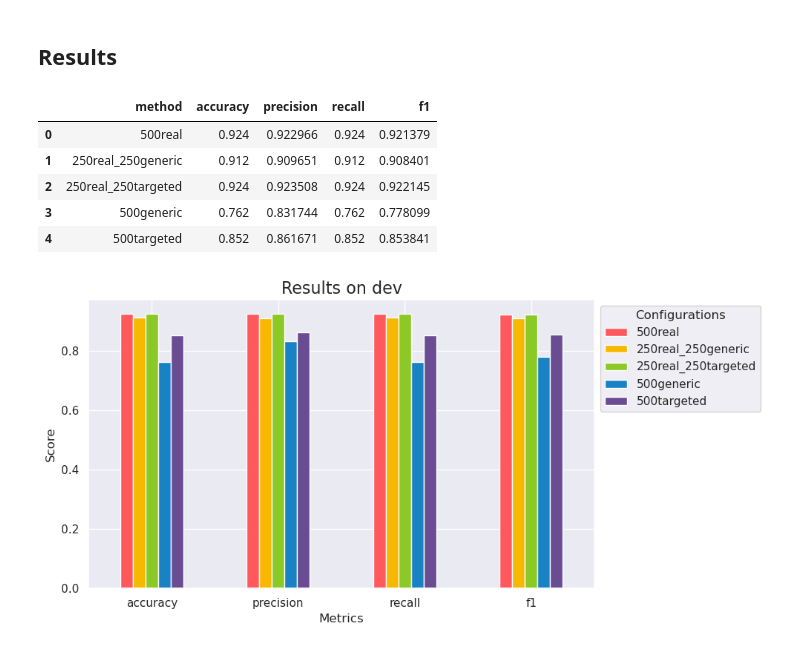
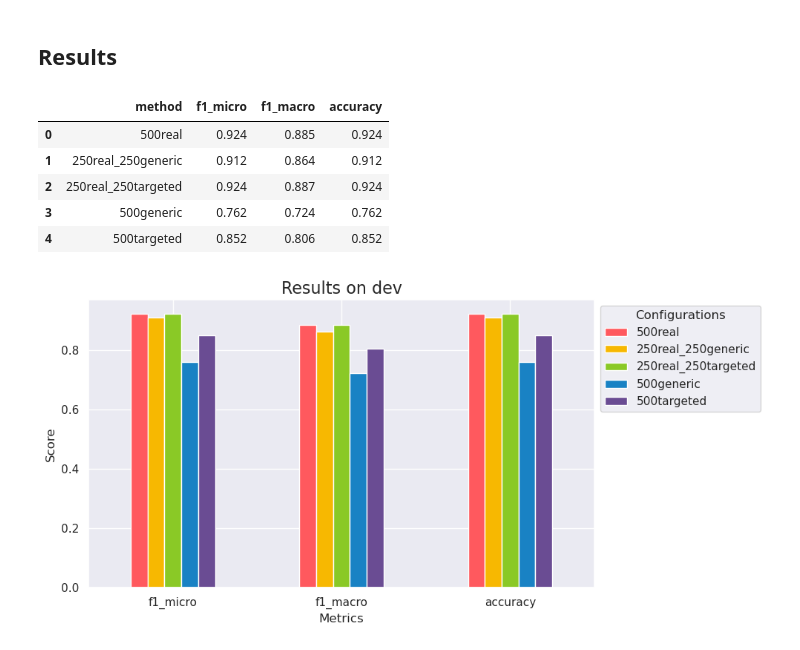
Before and after one commit to AlessandroGhiotto/thesis-nlp, a Jupyter notebook: src/agnews/run_multiclassRoBERTA_agnews.ipynb, the cells around one changed output. Drawn from its saved outputs; the diff is of its cells as text; code cells hidden in the pictures.

Commit message:
executed run_multiclassRoBERTA for agnews

```diff
--- a/src/agnews/run_multiclassRoBERTA_agnews.ipynb
+++ b/src/agnews/run_multiclassRoBERTA_agnews.ipynb
@@ -99,10 +156,11 @@ train_details = main_multiclassRoBERTA(
     output_dir=os.path.join(FOLDER_DIR, name),
     log_dir=LOG_DIR,
     generation_method="generic augmentation",
-    save_model=True,
-    save_dataset=True,
+    save_model=False,
+    save_dataset=False,
 )
-display(train_details)
+print("\nTRAIN DETAILS:")
+print(json.dumps(train_details, indent=4))
 
 res = train_details["metrics_dev"]
 res["method"] = name.replace("exp_", "")
@@ -148,10 +208,11 @@ train_details = main_multiclassRoBERTA(
     output_dir=os.path.join(FOLDER_DIR, name),
     log_dir=LOG_DIR,
     generation_method="targeted augmentation",
-    save_model=True,
-    save_dataset=True,
+    save_model=False,
+    save_dataset=False,
 )
-display(train_details)
+print("\nTRAIN DETAILS:")
+print(json.dumps(train_details, indent=4))
 
 res = train_details["metrics_dev"]
 res["method"] = name.replace("exp_", "")
@@ -197,10 +260,11 @@ train_details = main_multiclassRoBERTA(
     output_dir=os.path.join(FOLDER_DIR, name),
     log_dir=LOG_DIR,
     generation_method="generic augmentation",
-    save_model=True,
-    save_dataset=True,
+    save_model=False,
+    save_dataset=False,
 )
-display(train_details)
+print("\nTRAIN DETAILS:")
+print(json.dumps(train_details, indent=4))
 
 res = train_details["metrics_dev"]
 res["method"] = name.replace("exp_", "")
@@ -246,10 +312,11 @@ train_details = main_multiclassRoBERTA(
     output_dir=os.path.join(FOLDER_DIR, name),
     log_dir=LOG_DIR,
     generation_method="targeted augmentation",
-    save_model=True,
-    save_dataset=True,
+    save_model=False,
+    save_dataset=False,
 )
-display(train_details)
+print("\nTRAIN DETAILS:")
+print(json.dumps(train_details, indent=4))
 
 res = train_details["metrics_dev"]
 res["method"] = name.replace("exp_", "")
@@ -288,30 +357,30 @@ You should probably TRAIN this model on a down-stream task to be able to use it
 df_results = pd.DataFrame(results)
 new_order = ["method"] + [col for col in df_results.columns if col != "method"]
 df_results = df_results[new_order]
-df_results.to_csv("src/agnews/experiments/results_RoBERTA.csv", index=False)
+df_results.to_csv(os.path.join(FOLDER_DIR, "RoBERTA_results_dev.csv"), index=False)
 display(df_results.round(3))
 # %% [output]
-|  | method | accuracy | precision | recall | f1 |
-| 0 | 500real | 0.924 | 0.922966 | 0.924 | 0.921379 |
-| 1 | 250real_250generic | 0.912 | 0.909651 | 0.912 | 0.908401 |
-| 2 | 250real_250targeted | 0.924 | 0.923508 | 0.924 | 0.922145 |
-| 3 | 500generic | 0.762 | 0.831744 | 0.762 | 0.778099 |
-| 4 | 500targeted | 0.852 | 0.861671 | 0.852 | 0.853841 |
+|  | method | f1_micro | f1_macro | accuracy |
+| 0 | 500real | 0.924 | 0.885 | 0.924 |
+| 1 | 250real_250generic | 0.912 | 0.864 | 0.912 |
+| 2 | 250real_250targeted | 0.924 | 0.887 | 0.924 |
+| 3 | 500generic | 0.762 | 0.724 | 0.762 |
+| 4 | 500targeted | 0.852 | 0.806 | 0.852 |
 # %%
-df_results = pd.read_csv("src/agnews/experiments/results_RoBERTA.csv")
+# df_results = pd.read_csv(os.path.join(FOLDER_DIR, "results_RoBERTA.csv"))
 
 plot_df = df_results.set_index('method')
 colors = ['#ff595e', '#f7b801', '#8ac926', '#1982c4', '#6a4c93']
 ax = plot_df.T.plot(kind='bar', figsize=(10, 5), color=colors)
 
 plt.title('Results on dev', fontsize=16)
 plt.xlabel('Metrics')
 plt.ylabel('Score')
 plt.xticks(rotation=0)
 plt.legend(title='Configurations', bbox_to_anchor=(1, 1), loc='upper left')
 plt.grid(True)
 
 plt.tight_layout()
 plt.show()
 # %% [output]
-[figure, old version]
+[figure, new version]
```
Also changed, not shown: parts of 6 cells of this notebook, 8 other files.
